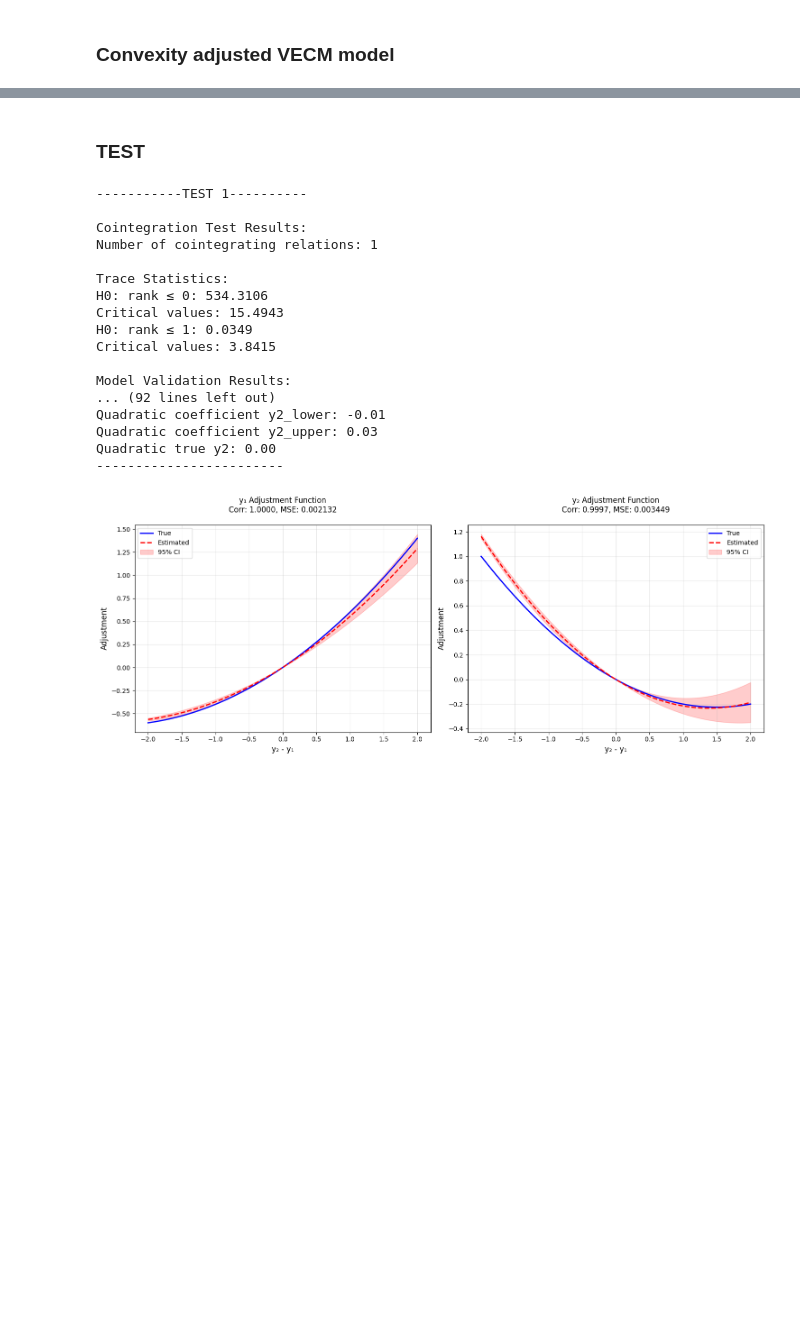
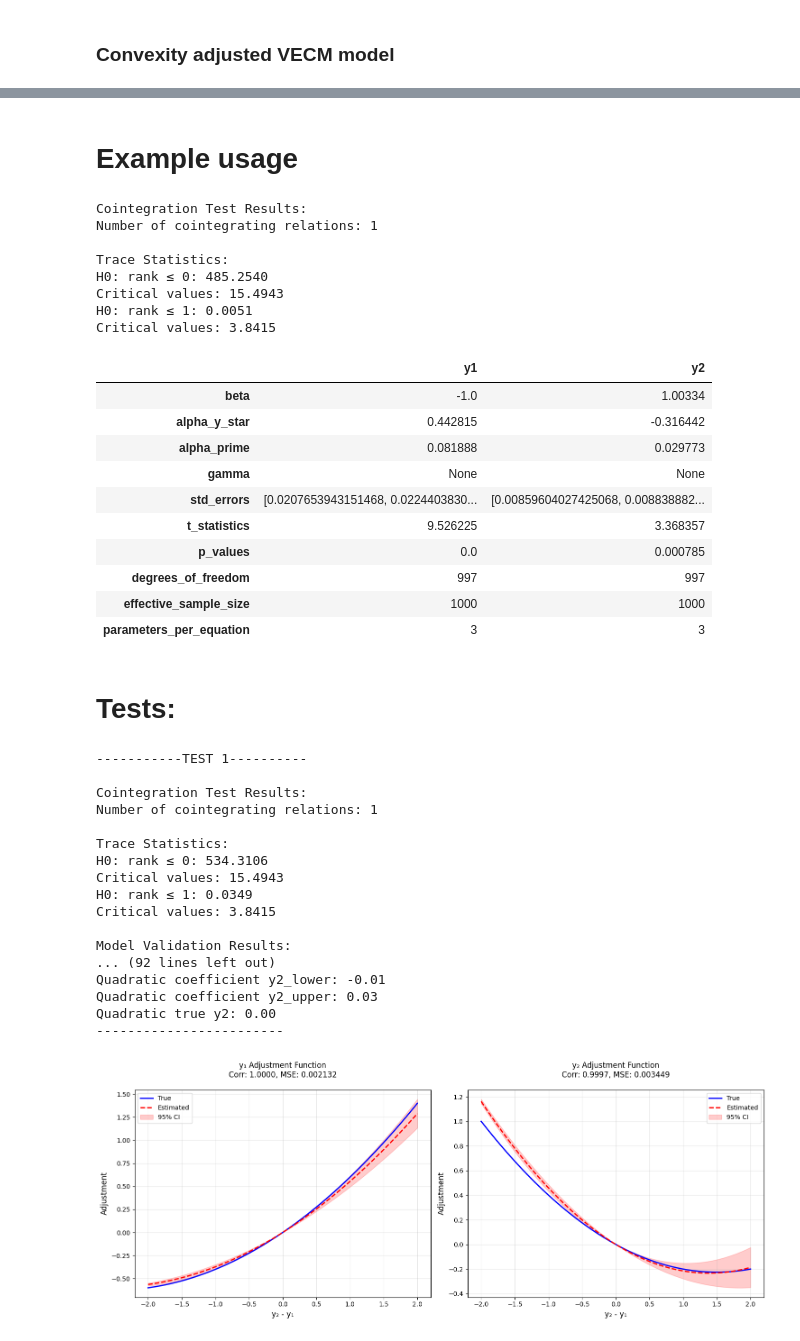
Before and after one commit to nsambel1980/causal_discovery, a Jupyter notebook: Convex_VECM.ipynb, the cells around one changed output, grey strips where cells are left out. Cells and saved outputs as stored; diff of their text form; code cells hidden in the pictures; blank space fills up the shorter version.

```diff
--- a/Convex_VECM.ipynb
+++ b/Convex_VECM.ipynb
@@ -410,5 +357,65 @@ Nonlinearity test p-values:
+# %% [markdown]
+# Example usage
+# %%
+# Example usage
+if __name__ == "__main__":
+    # Generate some example data
+    np.random.seed(42)
+    T = 1000
+
+    # Generate cointegrated series with nonlinear adjustment
+    e1 = np.random.normal(0, 1, T)
+    e2 = np.random.normal(0, 1, T)
+
+    y1 = np.zeros(T)
+    y2 = np.zeros(T)
+
+    for t in range(1, T):
+        y1[t] = y1[t-1] + 0.5*(y2[t-1] - y1[t-1]) + 0.1*(y2[t-1] - y1[t-1])**2 + e1[t]
+        y2[t] = y2[t-1] - 0.3*(y2[t-1] - y1[t-1]) + e2[t]
+
+    # Create DataFrame
+    data = pd.DataFrame(np.column_stack([y1, y2]), columns=['y1', 'y2'])
+
+    # Fit model
+    model = NonlinearVECM(data)
+    results = model.fit()
+
+    results['std_errors'] = results['std_errors'].tolist()
+    nonlinearity_test = results.pop('nonlinearity_test')  # Remove it from results
+    results.update(nonlinearity_test)  # Add its contents directly to results
+
+    # Display the table using pandas' display function for better formatting
+    df = pd.DataFrame(results).T
+    df = df.rename(
+        columns={
+            0: data.columns[0],
+            1: data.columns[1],
+        }
+    )
+    display(df) # Display the styled DataFrame
+# %% [output]
+Cointegration Test Results:
+Number of cointegrating relations: 1
+
+Trace Statistics:
+H0: rank ≤ 0: 485.2540
+Critical values: 15.4943
+H0: rank ≤ 1: 0.0051
+Critical values: 3.8415
+|  | y1 | y2 |
+| beta | -1.0 | 1.00334 |
+| alpha_y_star | 0.442815 | -0.316442 |
+| alpha_prime | 0.081888 | 0.029773 |
+| gamma | None | None |
+| std_errors | [0.0207653943151468, 0.0224403830... | [0.00859604027425068, 0.008838882... |
+| t_statistics | 9.526225 | 3.368357 |
+| p_values | 0.0 | 0.000785 |
+| degrees_of_freedom | 997 | 997 |
+| effective_sample_size | 1000 | 1000 |
+| parameters_per_equation | 3 | 3 |
 # %% [markdown]
-### TEST
+# Tests:
 # %%
 import numpy as np
 from scipy.stats import pearsonr
```
Also changed, not shown: parts of 4 cells of this notebook.
